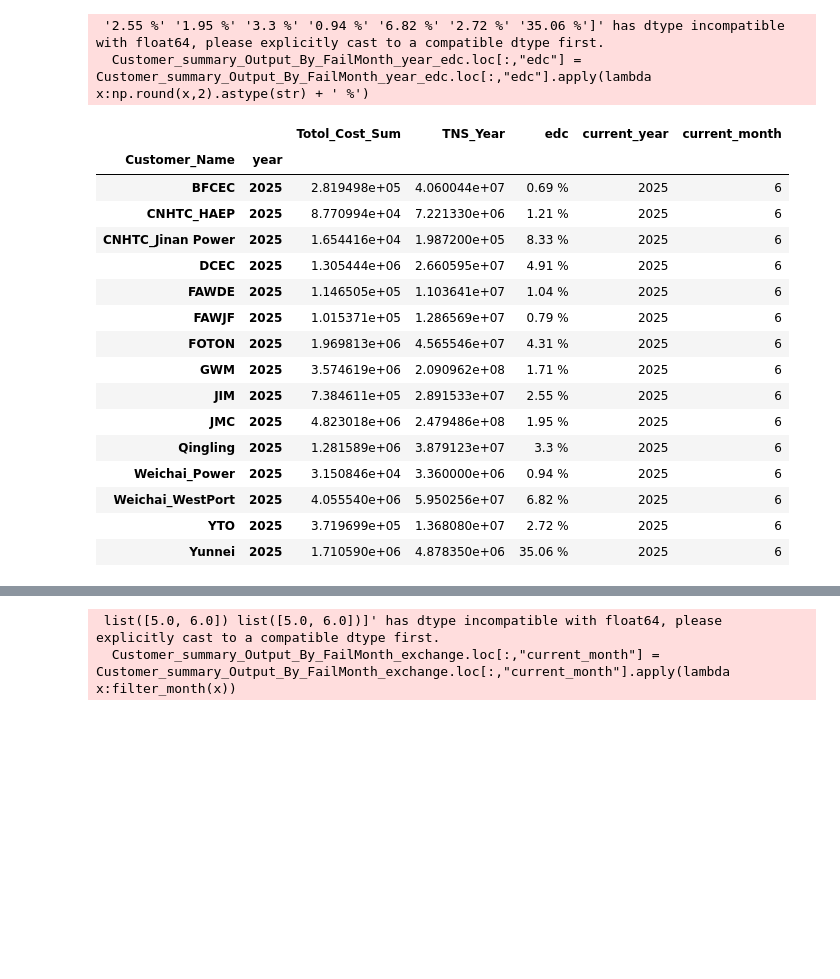
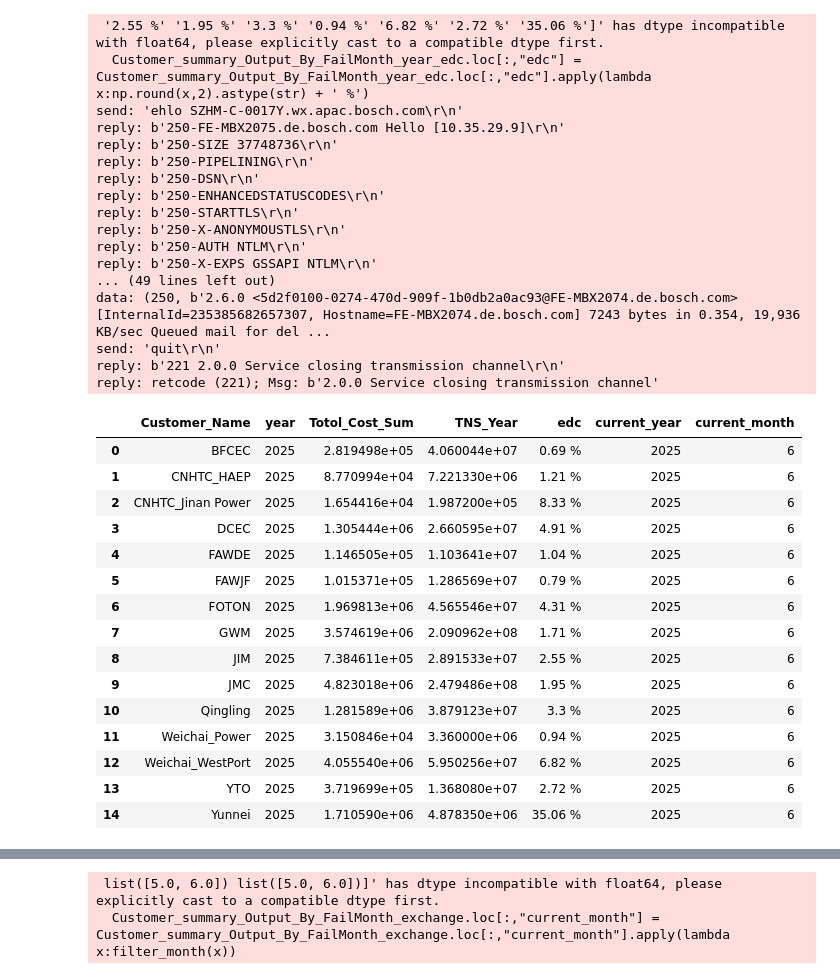
Before and after one commit to Sawyerbian/ATS_EDC_EWS, a Jupyter notebook: ews/main.ipynb, the cells around one changed output, grey strips where cells are left out. Drawn from its saved outputs; the diff is of its cells as text; code cells hidden in the pictures; blank space fills up the shorter version.

Commit message:
finalize

```diff
--- a/ews/main.ipynb
+++ b/ews/main.ipynb
@@ -10,64 +10,88 @@ import time
 from config import *
 from send_mail import send_report
 from itertools import product
+from datetime import datetime, timedelta
+xlsx_dir_path = r"\\bosch.com\dfsRB\DfsCN\loc\WX4\Dept\TER\10_QMM\13 QMC\14 Reporting\00 Monthly quality reports\PowerBi\Customer 2023\Able to clean customers\Final_Output_folder"
 # %%
-Customer_summary_Output_By_FailMonth = pd.read_excel("../Final_Output_folder/Customer_summary_Output_By_FailMonth.xlsx")
+Customer_summary_Output_By_FailMonth = pd.read_excel(os.path.join(xlsx_dir_path,"Customer_summary_Output_By_FailMonth.xlsx"))
 Customer_summary_Output_By_FailMonth = Customer_summary_Output_By_FailMonth[Customer_summary_Output_By_FailMonth.Fail_Month.notna()]
 Customer_summary_Output_By_FailMonth.loc[:,"Totol_Cost_Sum"] = Customer_summary_Output_By_FailMonth.loc[:,"Totol_Cost_Sum"].fillna(0)
 Customer_summary_Output_By_FailMonth = Customer_summary_Output_By_FailMonth[Customer_summary_Output_By_FailMonth.loc[:,"Material"].apply(lambda x:len(str(x))==12)]  # EXCLUDE ["非RBCW产品",NAN]
 Customer_summary_Output_By_FailMonth.loc[:,"year"] = Customer_summary_Output_By_FailMonth.loc[:,"Fail_Month"].apply(lambda x:int(str(x)[:4]))
-Customer_summary_Output_By_FailMonth.to_excel("Customer_summary_Output_By_FailMonth_detail.xlsx")
+Customer_summary_Output_By_FailMonth.to_excel(os.path.join(xlsx_dir_path,"Customer_summary_Output_By_FailMonth_detail.xlsx"))
 Customer_summary_Output_By_FailYear = Customer_summary_Output_By_FailMonth.dropna(subset="TNS_Year")
 Customer_summary_Output_By_FailYear = Customer_summary_Output_By_FailYear.drop_duplicates(subset=["Customer_Name", "Material","year"])
 Customer_summary_Output_By_FailYear = Customer_summary_Output_By_FailYear.loc[:,["Customer_Name", "year", "TNS_Year"]]
 Customer_summary_Output_By_FailYear = Customer_summary_Output_By_FailYear.groupby(by=["Customer_Name","year"]).sum()
 Customer_summary_Output_By_FailMonth_year_cost = Customer_summary_Output_By_FailMonth[["Customer_Name","Totol_Cost_Sum","year"]].groupby(by=["Customer_Name","year"]).sum()
 Customer_summary_Output_By_FailMonth_year_edc = Customer_summary_Output_By_FailMonth_year_cost.merge(Customer_summary_Output_By_FailYear, left_index=True,right_index=True,how="right")
 # Customer_summary_Output_By_FailMonth_year_edc.loc[:,"TNS"] = Customer_summary_Output_By_FailMonth_year_edc.loc[:,"TNS"].apply(lambda x:np.abs(x))
 Customer_summary_Output_By_FailMonth_year_edc.loc[:,"edc"] = Customer_summary_Output_By_FailMonth_year_edc.loc[:,"Totol_Cost_Sum"]/ Customer_summary_Output_By_FailMonth_year_edc.loc[:,"TNS_Year"]
 Customer_summary_Output_By_FailMonth_year_edc.loc[:,"current_year"] = date.today().year
 Customer_summary_Output_By_FailMonth_year_edc.loc[:,"current_month"] = date.today().month
 def filter_month(current_month : int):
     if date.today().day > 20:
         return current_month
     else:
         return current_month - 1
 
 Customer_summary_Output_By_FailMonth_year_edc.loc[:,"current_month"] = Customer_summary_Output_By_FailMonth_year_edc.loc[:,"current_month"].apply(lambda x:filter_month(x))
 Customer_summary_Output_By_FailMonth_year_edc = Customer_summary_Output_By_FailMonth_year_edc[Customer_summary_Output_By_FailMonth_year_edc.index.get_level_values("year") == Customer_summary_Output_By_FailMonth_year_edc.current_year]
 Customer_summary_Output_By_FailMonth_year_edc = Customer_summary_Output_By_FailMonth_year_edc[Customer_summary_Output_By_FailMonth_year_edc.edc > EDC]
 Customer_summary_Output_By_FailMonth_year_edc.loc[:,"edc"] = Customer_summary_Output_By_FailMonth_year_edc.loc[:,"edc"].apply(lambda x:float(x * 100))
 Customer_summary_Output_By_FailMonth_year_edc.loc[:,"edc"] = Customer_summary_Output_By_FailMonth_year_edc.loc[:,"edc"].apply(lambda x:np.round(x,2).astype(str) + ' %')
 
-Customer_summary_Output_By_FailMonth_year_edc.to_excel("Customer_summary_Output_By_FailMonth_year_edc.xlsx")
+Customer_summary_Output_By_FailMonth_year_edc.to_excel(os.path.join(xlsx_dir_path,"Customer_summary_Output_By_FailMonth_year_edc.xlsx"))
+Customer_summary_Output_By_FailMonth_year_edc = Customer_summary_Output_By_FailMonth_year_edc.reset_index()
 
-# for json_data in json.loads(Customer_summary_Output_By_FailMonth_year_edc.to_json(orient='records')):
-#     Customer_Name = json_data["Customer_Name"]
-#     current_year = json_data["current_year"]
-#     current_month = json_data["current_month"]
-#     edc =json_data["edc"]
-#     send_report(Subject="EDC Warning",content_1=f"您好， {Customer_Name}客户,{current_year}年{current_month}月YTD EDC={edc}, 已超过公司质量目标，请调查原因及制定改善措施，谢谢。")
-#     time.sleep(10)
-# Customer_summary_Output_By_FailMonth_year_edc
+for customer in Customer_summary_Output_By_FailMonth_year_edc.Customer_Name.unique():
+    customer_df = Customer_summary_Output_By_FailMonth_year_edc[Customer_summary_Output_By_FailMonth_year_edc.Customer_Name == customer]
+    report_text = "\n"
+    report_list= []
+    for json_data in json.loads(customer_df.to_json(orient='records')):
+        Customer_Name = json_data["Customer_Name"]
+        # Product_Name = json_data["Product_Name"]
+        current_year = json_data["year"]
+        current_month = json_data["month"]
+        break
+    report_tuple = tuple(report_list)
+    report_text = report_text.join(report_tuple)
+    send_report(Subject="EDC Warning",content_1=f"您好， {Customer_Name}客户,{current_year}年{current_month}月YTD, 已超过公司质量目标，请调查原因及制定改善措施，谢谢。",df=Customer_summary_Output_By_FailMonth_year_edc,to_all=True)
+    time.sleep(10)
+    break
 Customer_summary_Output_By_FailMonth_year_edc
 # %% [output]
  '2.55 %' '1.95 %' '3.3 %' '0.94 %' '6.82 %' '2.72 %' '35.06 %']' has dtype incompatible with float64, please explicitly cast to a compatible dtype first.
   Customer_summary_Output_By_FailMonth_year_edc.loc[:,"edc"] = Customer_summary_Output_By_FailMonth_year_edc.loc[:,"edc"].apply(lambda x:np.round(x,2).astype(str) + ' %')
+send: 'ehlo SZHM-C-0017Y.wx.apac.bosch.com\r\n'
+reply: b'250-FE-MBX2075.de.bosch.com Hello [10.35.29.9]\r\n'
+reply: b'250-SIZE 37748736\r\n'
+reply: b'250-PIPELINING\r\n'
+reply: b'250-DSN\r\n'
+reply: b'250-ENHANCEDSTATUSCODES\r\n'
+reply: b'250-STARTTLS\r\n'
+reply: b'250-X-ANONYMOUSTLS\r\n'
+reply: b'250-AUTH NTLM\r\n'
+reply: b'250-X-EXPS GSSAPI NTLM\r\n'
+... (49 lines left out)
+data: (250, b'2.6.0 <5d2f0100-0274-470d-909f-1b0db2a0ac93@FE-MBX2074.de.bosch.com> [InternalId=235385682657307, Hostname=FE-MBX2074.de.bosch.com] 7243 bytes in 0.354, 19,936 KB/sec Queued mail for del ...
+send: 'quit\r\n'
+reply: b'221 2.0.0 Service closing transmission channel\r\n'
+reply: retcode (221); Msg: b'2.0.0 Service closing transmission channel'
-|  |  | Totol_Cost_Sum | TNS_Year | edc | current_year | current_month |
-| Customer_Name | year |  |  |  |  |  |
-| BFCEC | 2025 | 2.819498e+05 | 4.060044e+07 | 0.69 % | 2025 | 6 |
-| CNHTC_HAEP | 2025 | 8.770994e+04 | 7.221330e+06 | 1.21 % | 2025 | 6 |
-| CNHTC_Jinan Power | 2025 | 1.654416e+04 | 1.987200e+05 | 8.33 % | 2025 | 6 |
-| DCEC | 2025 | 1.305444e+06 | 2.660595e+07 | 4.91 % | 2025 | 6 |
-| FAWDE | 2025 | 1.146505e+05 | 1.103641e+07 | 1.04 % | 2025 | 6 |
-| FAWJF | 2025 | 1.015371e+05 | 1.286569e+07 | 0.79 % | 2025 | 6 |
-| FOTON | 2025 | 1.969813e+06 | 4.565546e+07 | 4.31 % | 2025 | 6 |
-| GWM | 2025 | 3.574619e+06 | 2.090962e+08 | 1.71 % | 2025 | 6 |
-| JIM | 2025 | 7.384611e+05 | 2.891533e+07 | 2.55 % | 2025 | 6 |
-| JMC | 2025 | 4.823018e+06 | 2.479486e+08 | 1.95 % | 2025 | 6 |
-| Qingling | 2025 | 1.281589e+06 | 3.879123e+07 | 3.3 % | 2025 | 6 |
-| Weichai_Power | 2025 | 3.150846e+04 | 3.360000e+06 | 0.94 % | 2025 | 6 |
-| Weichai_WestPort | 2025 | 4.055540e+06 | 5.950256e+07 | 6.82 % | 2025 | 6 |
-| YTO | 2025 | 3.719699e+05 | 1.368080e+07 | 2.72 % | 2025 | 6 |
-| Yunnei | 2025 | 1.710590e+06 | 4.878350e+06 | 35.06 % | 2025 | 6 |
+|  | Customer_Name | year | Totol_Cost_Sum | TNS_Year | edc | current_year | current_month |
+| 0 | BFCEC | 2025 | 2.819498e+05 | 4.060044e+07 | 0.69 % | 2025 | 6 |
+| 1 | CNHTC_HAEP | 2025 | 8.770994e+04 | 7.221330e+06 | 1.21 % | 2025 | 6 |
+| 2 | CNHTC_Jinan Power | 2025 | 1.654416e+04 | 1.987200e+05 | 8.33 % | 2025 | 6 |
+| 3 | DCEC | 2025 | 1.305444e+06 | 2.660595e+07 | 4.91 % | 2025 | 6 |
+| 4 | FAWDE | 2025 | 1.146505e+05 | 1.103641e+07 | 1.04 % | 2025 | 6 |
+| 5 | FAWJF | 2025 | 1.015371e+05 | 1.286569e+07 | 0.79 % | 2025 | 6 |
+| 6 | FOTON | 2025 | 1.969813e+06 | 4.565546e+07 | 4.31 % | 2025 | 6 |
+| 7 | GWM | 2025 | 3.574619e+06 | 2.090962e+08 | 1.71 % | 2025 | 6 |
+| 8 | JIM | 2025 | 7.384611e+05 | 2.891533e+07 | 2.55 % | 2025 | 6 |
+| 9 | JMC | 2025 | 4.823018e+06 | 2.479486e+08 | 1.95 % | 2025 | 6 |
+| 10 | Qingling | 2025 | 1.281589e+06 | 3.879123e+07 | 3.3 % | 2025 | 6 |
+| 11 | Weichai_Power | 2025 | 3.150846e+04 | 3.360000e+06 | 0.94 % | 2025 | 6 |
+| 12 | Weichai_WestPort | 2025 | 4.055540e+06 | 5.950256e+07 | 6.82 % | 2025 | 6 |
+| 13 | YTO | 2025 | 3.719699e+05 | 1.368080e+07 | 2.72 % | 2025 | 6 |
+| 14 | Yunnei | 2025 | 1.710590e+06 | 4.878350e+06 | 35.06 % | 2025 | 6 |
 # %%
```
Also changed, not shown: parts of 15 cells of this notebook, 7 other files.
